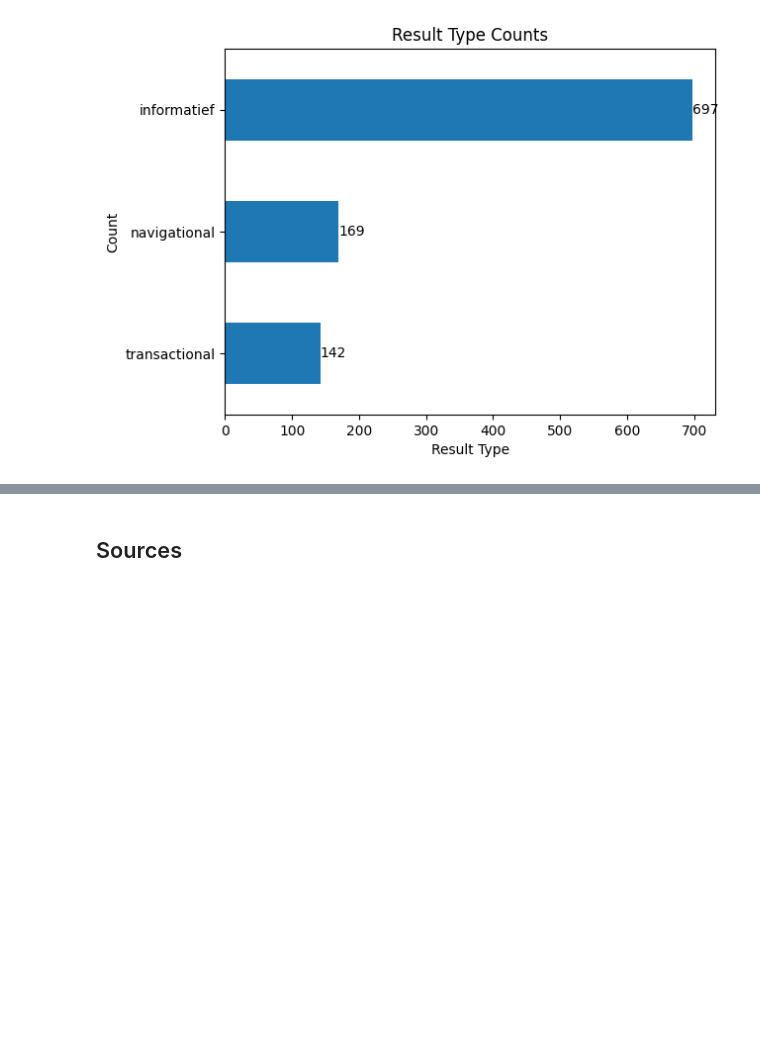
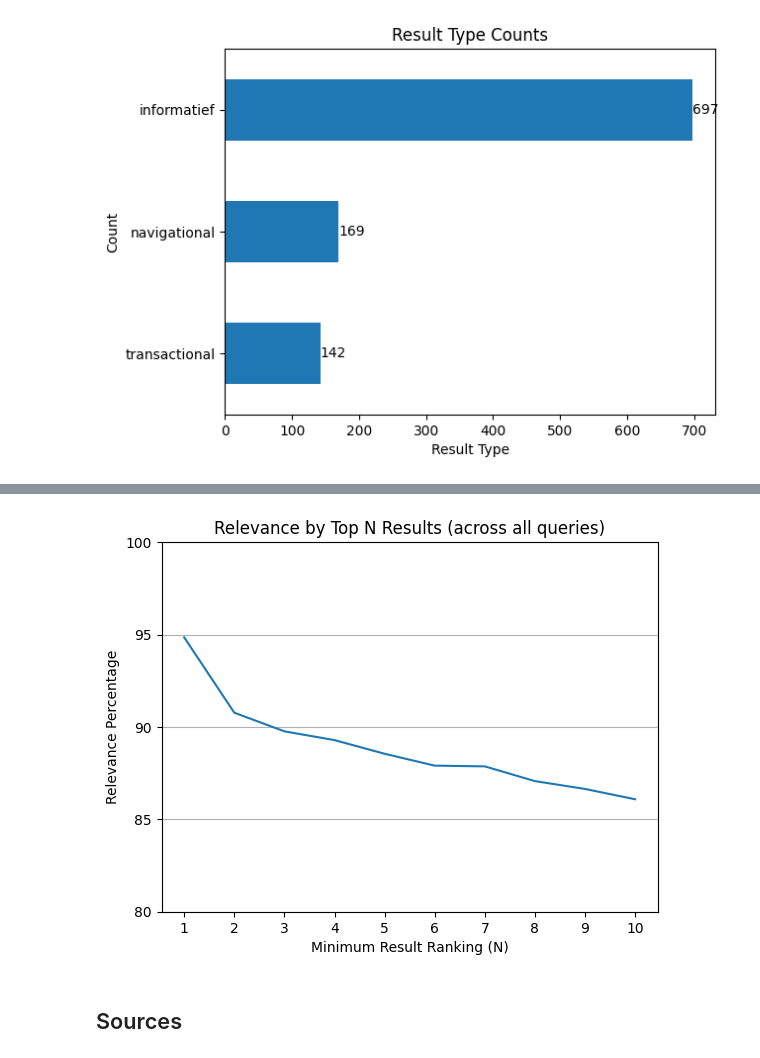
Before and after one commit to SlimZoeken/100queries, a Jupyter notebook: notebooks/analysis.ipynb, the cells around one changed output, grey strips where cells are left out. Saved outputs shown, nothing was run; the diff lists cells and outputs as text; code cells hidden in the pictures; blank space fills up the shorter version.

```diff
--- a/notebooks/analysis.ipynb
+++ b/notebooks/analysis.ipynb
@@ -247,3 +261,24 @@ ax.bar_label(ax.containers[0])
+# %%
+relevant: dict[int, float] = {}
+
+for n in range(1, 11):
+    _results = results.loc[results["Ranking"] <= n]
+    relevant[n] = _results["Relevant?"].value_counts(normalize=True)["relevant"] * 100
+
+relevant = pd.DataFrame(relevant.items(), columns=["Ranking", "Relevance"]).set_index(
+    "Ranking"
+)
+
+relevant.plot(
+    title="Relevance by Top N Results (across all queries)",
+    xlabel="Minimum Result Ranking (N)",
+    ylabel="Relevance Percentage",
+    xticks=range(1, 11),
+    yticks=range(80, 105, 5),
+    legend=False,
+).grid(axis="y")
+# %% [output]
+[figure, added]
 # %% [markdown]
 ## Sources
 # %%
```
Also changed, not shown: parts of 2 cells of this notebook.
